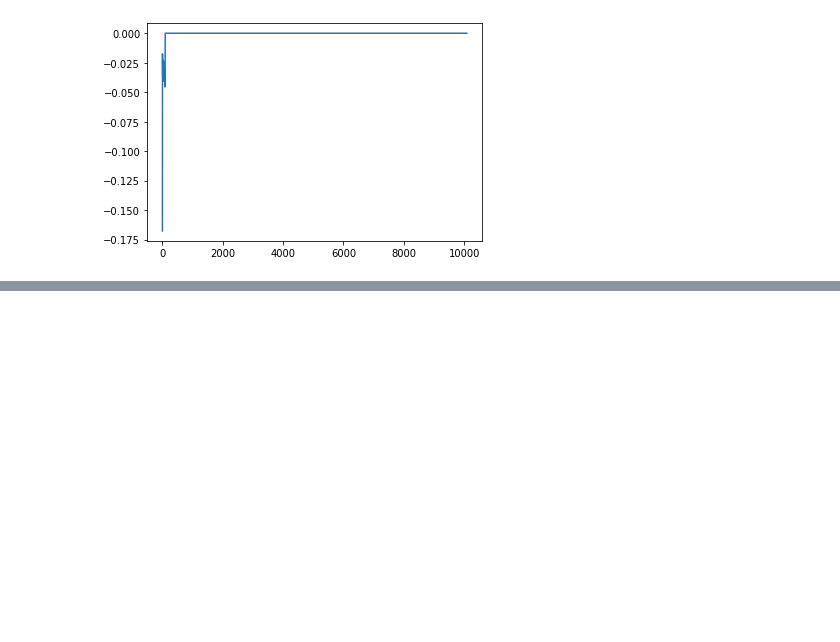
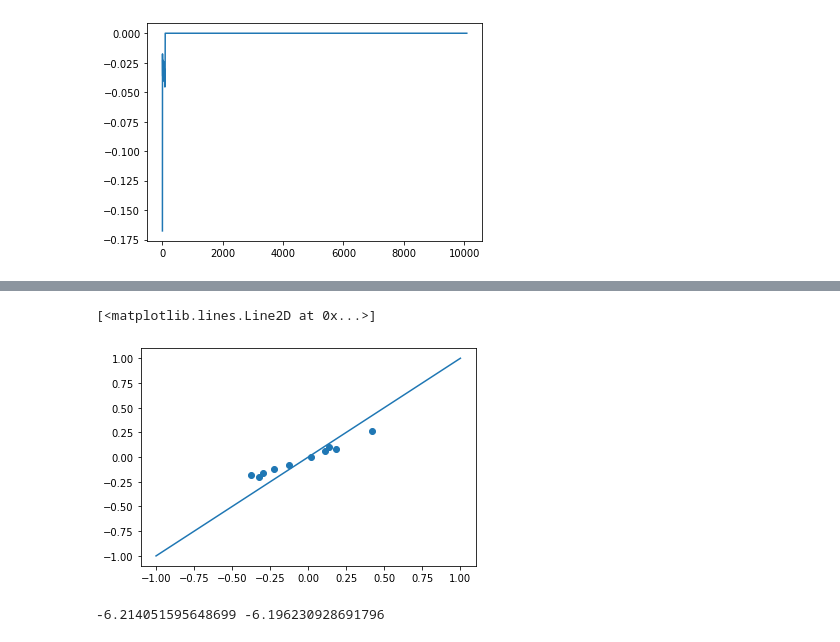
Before and after one commit to clarahoffmann/commaai, a Jupyter notebook: 04a_MCMC/unfiltered_gaussian/Ridge/HMC.ipynb, the cells around one changed output, grey strips where cells are left out. Saved outputs shown, nothing was run; the diff lists cells and outputs as text; code cells hidden in the pictures; blank space fills up the shorter version.

```diff
--- a/04a_MCMC/unfiltered_gaussian/Ridge/HMC.ipynb
+++ b/04a_MCMC/unfiltered_gaussian/Ridge/HMC.ipynb
@@ -264,0 +266,3 @@ plt.plot(df[:,9])
+# %%
+all_thetas_mu = np.mean(all_thetas[200:,:], axis = 0)
+all_thetas_sd = np.std(all_thetas[200:,:], axis = 0)
@@ -264,0 +273,18 @@ plt.plot(df[:,9])
+# %%
+vartheta_va = np.load('../../../../data/commaai/va/unfiltered_gaussian_resampled/Ridge/vartheta.npy')
+# %%
+vartheta_va = vartheta_va.reshape(50000, 11)
+# %%
+vartheta_va_mu = np.mean(vartheta_va[int(0.9*50000):50000,:], axis = 0)
+vartheta_va_sd = np.std(vartheta_va[int(0.9*50000):50000,:], axis = 0)
+# %%
+plt.scatter(all_thetas_mu[0:10], vartheta_va_mu[0:10])
+ident = [-1, 1.0]
+plt.plot(ident,ident)
+# %% [output]
+[<matplotlib.lines.Line2D at 0x...>]
+[figure, added]
+# %%
+print(vartheta_va_mu[10], all_thetas_mu[10])
+# %% [output]
+-6.214051595648699 -6.196230928691796
```
Also changed, not shown: parts of 9 cells of this notebook, 5 other files.
